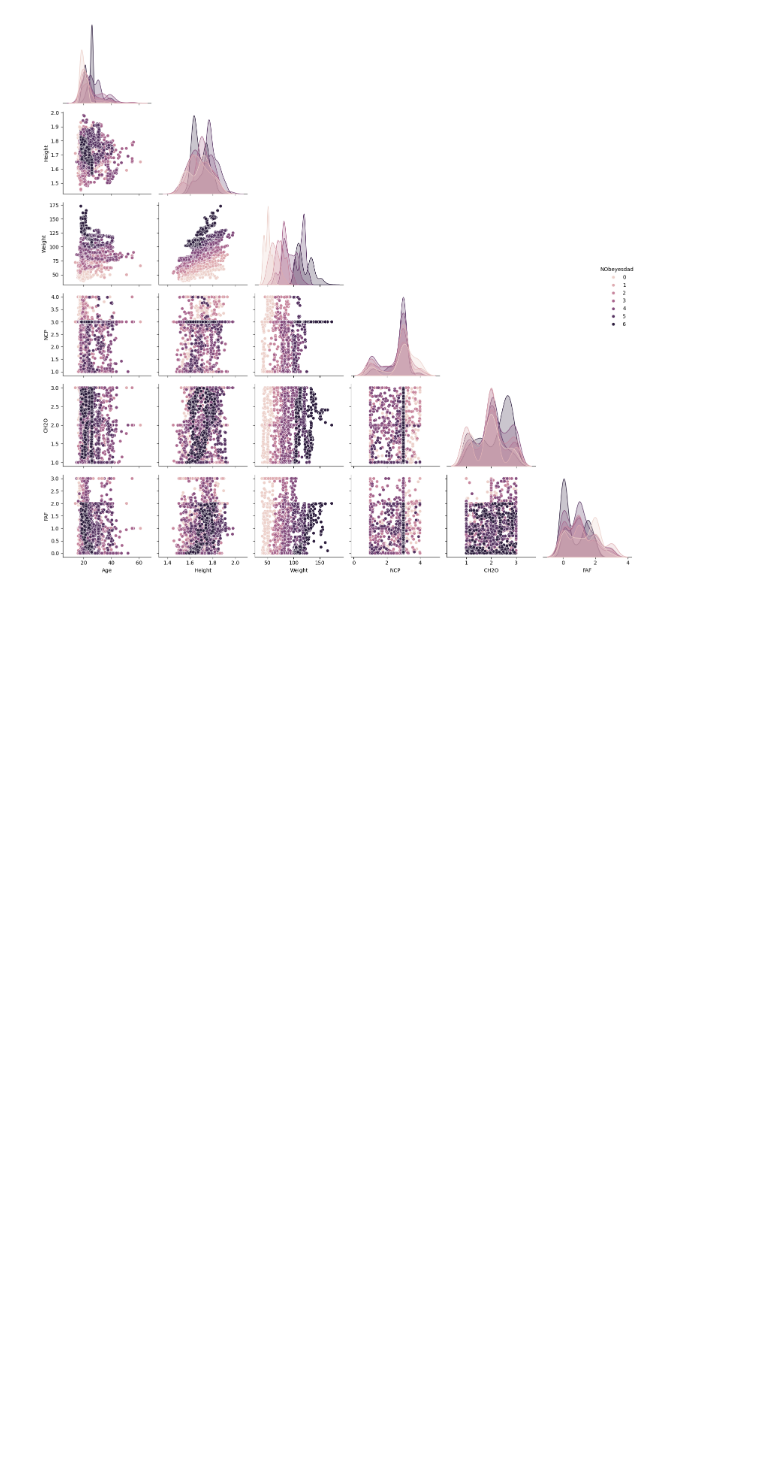
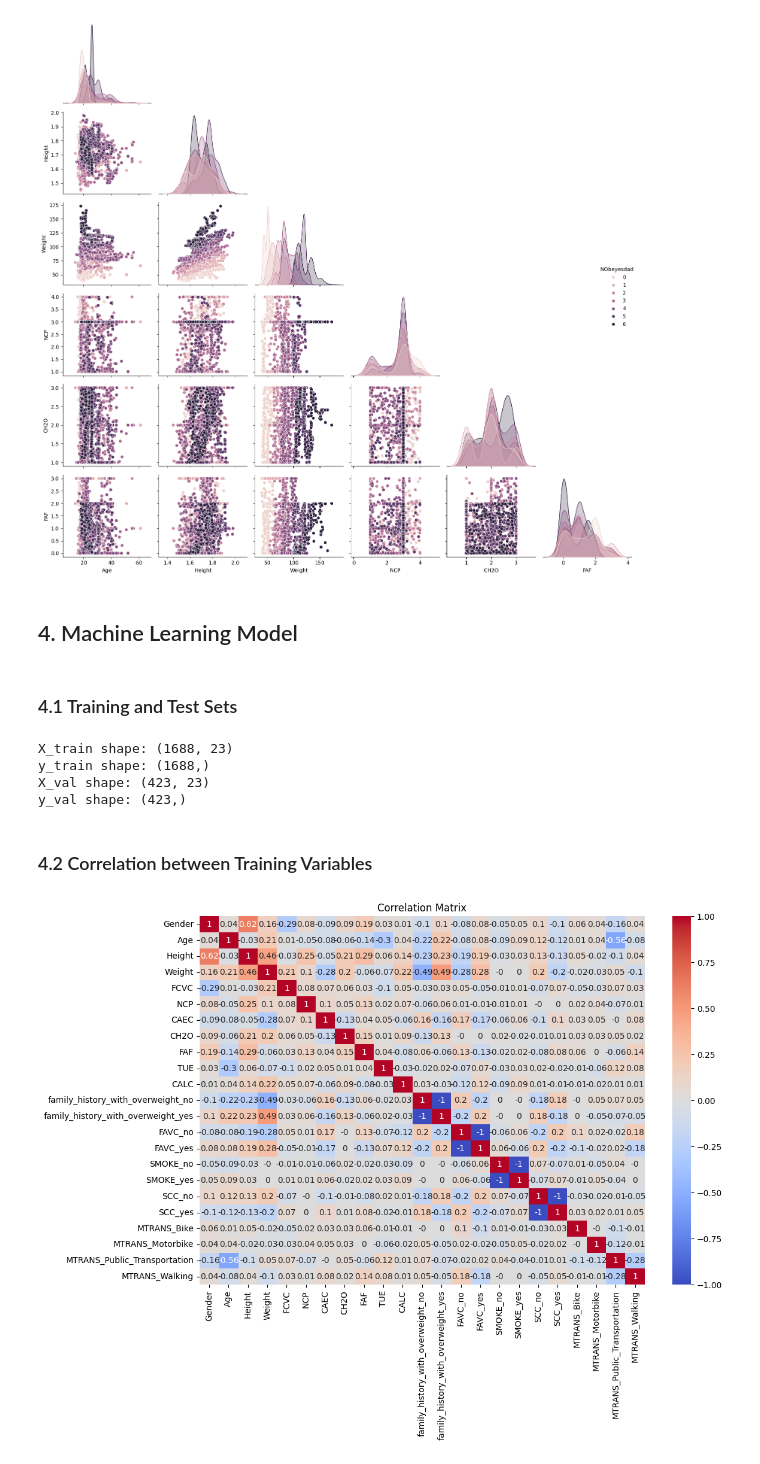
Before and after one commit to AndrsGzRo/Predicting-Obesity-Levels-with-Machine-Learning, a Jupyter notebook: Predicting_Obesity_Levels_MI.ipynb, the cells around one changed output. Saved outputs shown, nothing was run; the diff lists cells and outputs as text; code cells hidden in the pictures; blank space fills up the shorter version.

```diff
--- a/Predicting_Obesity_Levels_MI.ipynb
+++ b/Predicting_Obesity_Levels_MI.ipynb
@@ -239,3 +239,41 @@ plt.tight_layout()
 plt.show()
 # %% [output]
 [figure]
+# %% [markdown]
+## 4. Machine Learning Model
+# %% [markdown]
+### 4.1 Training and Test Sets
+# %%
+from sklearn.model_selection import train_test_split
+# 80% for training and 20% for validation
+
+X = df_encoded.drop(columns=['NObeyesdad'])
+y = df_encoded['NObeyesdad']
+
+X_train,X_val,y_train,y_val = train_test_split(
+    X,y,test_size=0.2,random_state=42,stratify=y
+)
+
+print(f'X_train shape: {X_train.shape}')
+print(f'y_train shape: {y_train.shape}')
+print(f'X_val shape: {X_val.shape}')
+print(f'y_val shape: {y_val.shape}')
+# %% [output]
+X_train shape: (1688, 23)
+y_train shape: (1688,)
+X_val shape: (423, 23)
+y_val shape: (423,)
+# %% [markdown]
+### 4.2 Correlation between Training Variables
+# %%
+corr_matrix = X_train.corr()
+
+plt.figure(figsize=(12,8))
+sns.heatmap(corr_matrix.round(2),
+            annot=True,
+            cmap='coolwarm',
+            vmin=-1,vmax=1)
+plt.title('Correlation Matrix')
+plt.show()
+# %% [output]
+[figure, added]
```
Also changed, not shown: parts of 9 cells of this notebook.
